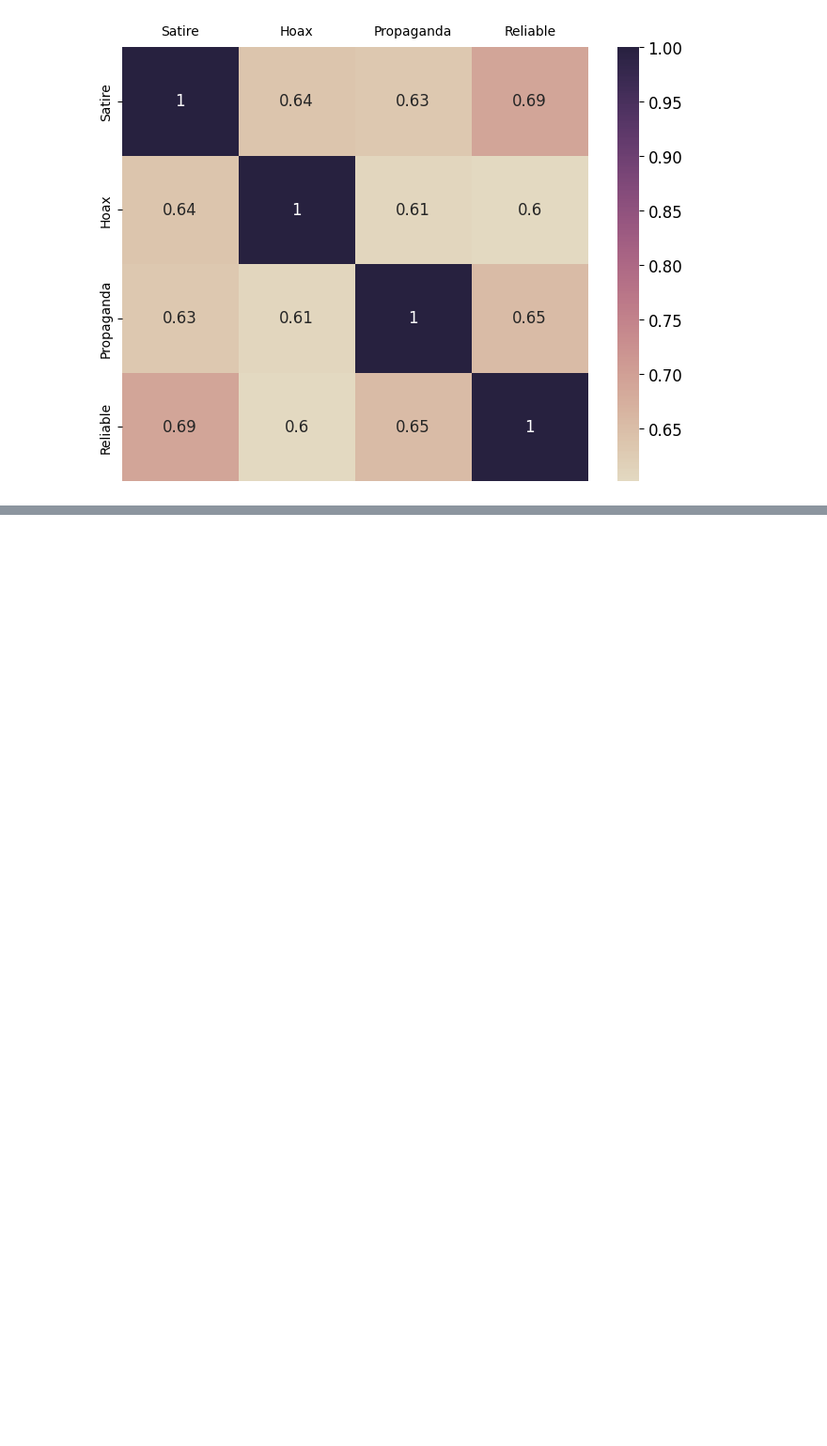
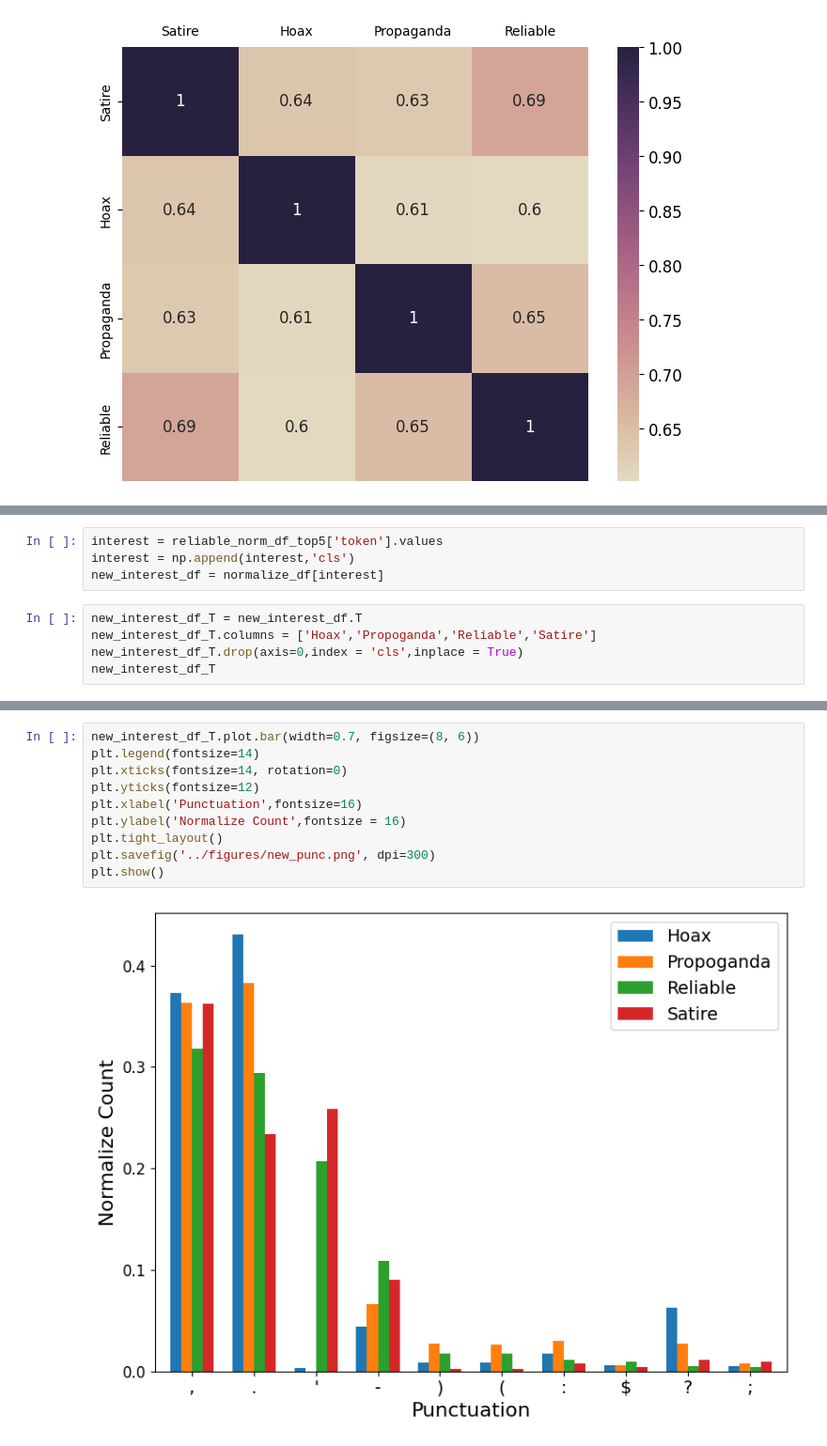
Before and after one commit to supperted825/LUN-TextClassification, a Jupyter notebook: notebooks/exploration.ipynb, the cells around one changed output, grey strips where cells are left out. Shown at 94% size. Drawn from its saved outputs; the diff is of its cells as text; blank space fills up the shorter version.

```diff
--- a/notebooks/exploration.ipynb
+++ b/notebooks/exploration.ipynb
@@ -210,0 +331,9 @@ plt.show()
+# %%
+interest = reliable_norm_df_top5['token'].values
+interest = np.append(interest,'cls')
+new_interest_df = normalize_df[interest]
+# %%
+new_interest_df_T = new_interest_df.T
+new_interest_df_T.columns = ['Hoax','Propoganda','Reliable','Satire']
+new_interest_df_T.drop(axis=0,index = 'cls',inplace = True)
+new_interest_df_T
@@ -210,0 +352,12 @@ plt.show()
+# %%
+new_interest_df_T.plot.bar(width=0.7, figsize=(8, 6))
+plt.legend(fontsize=14)
+plt.xticks(fontsize=14, rotation=0)
+plt.yticks(fontsize=12)
+plt.xlabel('Punctuation',fontsize=16)
+plt.ylabel('Normalize Count',fontsize = 16)
+plt.tight_layout()
+plt.savefig('../figures/new_punc.png', dpi=300)
+plt.show()
+# %% [output]
+[figure, added]
```
Also changed, not shown: parts of 15 cells of this notebook, 1 other file.
